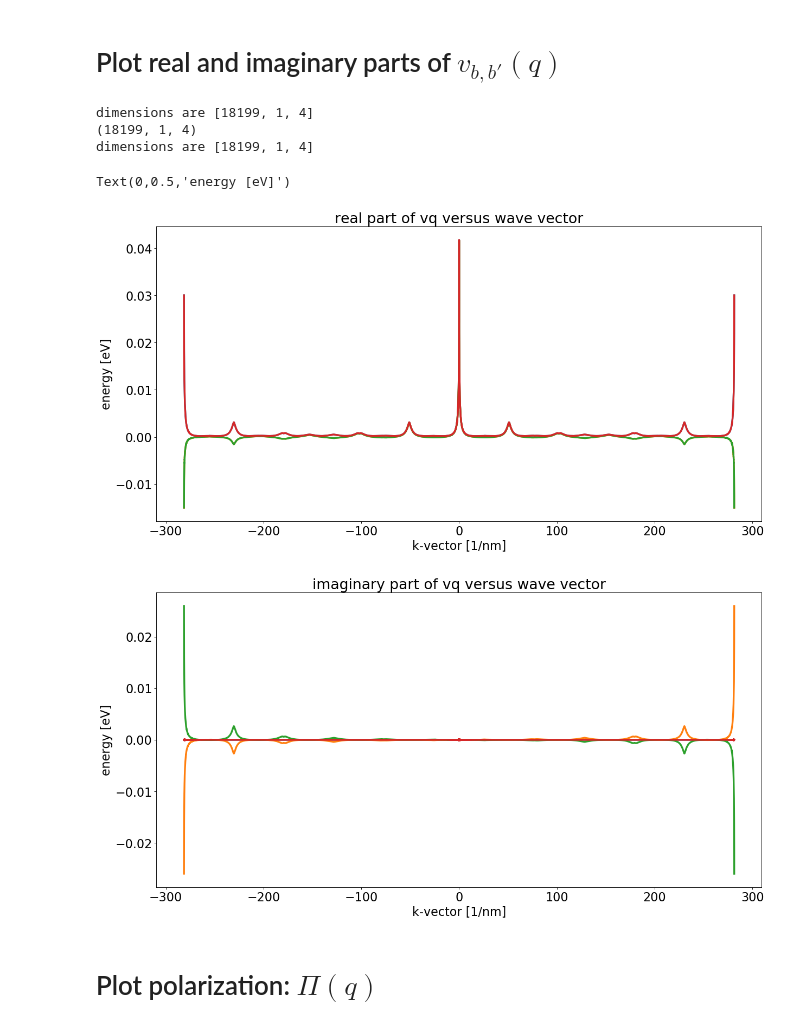
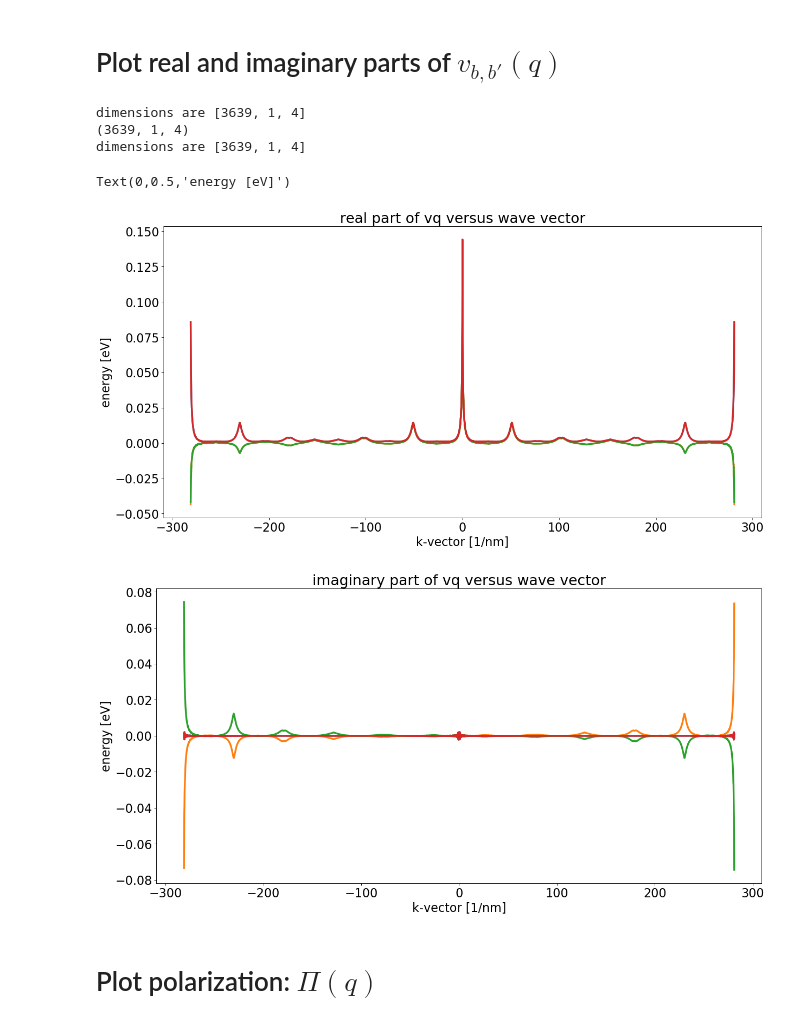
Before and after one commit to amirhosseindavoody/carbon_nanotube_exciton_energy, a Jupyter notebook: cpp/visualize_all.ipynb, the cells around one changed output. Cells and saved outputs as stored; diff of their text form; code cells hidden in the pictures.

```diff
--- a/cpp/visualize_all.ipynb
+++ b/cpp/visualize_all.ipynb
@@ -9,11 +9,13 @@ import os
 % matplotlib inline
 
 eV = 1.6e-19
+cnt_name = "42"
+# cnt_name = "65"
 # %% [markdown]
 # plot electron dispersion in $K_2$-extended representation
 # %%
-directory = "/Users/amirhossein/research/exciton_energy"
-filename = os.path.join(directory,"cnt1.K2_extended.el_energy.dat")
+directory = os.path.join("/Users/amirhossein/research/exciton_energy",cnt_name)
+filename = os.path.join(directory,"K2_extended.el_energy.dat")
 with open(filename, mode='r') as f:
     line = f.readline()
     line = f.readline() # second line contains the shape of the cube
@@ -42,10 +44,10 @@ dimensions are n_c: 2, n_k: 9100, n_mu: 1
 # %% [markdown]
 # Plot real and imaginary parts of $v_{b,b'}(q)$
 # %%
-directory = "/Users/amirhossein/research/exciton_energy"
+directory = os.path.join("/Users/amirhossein/research/exciton_energy",cnt_name)
 
 # load q_vector
-filename = os.path.join(directory,"cnt1.vq_q_vec.dat")
+filename = os.path.join(directory,"vq_q_vec.dat")
 f = open(filename,mode='r')
 line = f.readline()
 line = f.readline() # second line contains the shape of the cube
@@ -57,7 +59,7 @@ q_vec = data/1e9
 # print("q_vec dimensions")
 
 # load and plot real part of vq
-filename = os.path.join(directory,"cnt1.vq_real.dat")
+filename = os.path.join(directory,"vq_real.dat")
 f = open(filename,mode='r')
 line = f.readline()
 line = f.readline() # second line contains the shape of the cube
@@ -84,39 +86,39 @@ plt.title('real part of vq versus wave vector', size=24)
 plt.xlabel('k-vector [1/nm]', size=20)
 plt.ylabel('energy [eV]', size=20)
 
 # load and plot imaginary part of vq
-filename = os.path.join(directory,"cnt1.vq_imag.dat")
+filename = os.path.join(directory,"vq_imag.dat")
 f = open(filename,mode='r')
 line = f.readline()
 line = f.readline() # second line contains the shape of the cube
 dims = list(map(int, line.split()))
 
 data = np.loadtxt(f)
 data = np.reshape(data,(dims[0]*dims[2],dims[1]))
 
 print("dimensions are {}".format(dims))
 
 assert dims[0]*dims[2] == data.shape[0], "Mismatch in data dimensions: {}".format(data.shape)
 vq_imag = np.empty(dims)
 for k in range(dims[2]):
     vq_imag[:,:,k] = data[k*dims[0]:(k+1)*dims[0], :]
 
 fig=plt.figure(figsize=(18, 9), dpi= 80, facecolor='w', edgecolor='k')
 for j in range(dims[1]):
     for k in range(dims[2]):
         plt.plot(q_vec, vq_imag[:,j,k]/eV, linewidth=3)
 
 plt.tick_params(axis='both', which='major', labelsize=20)
 plt.title('imaginary part of vq versus wave vector', size=24)
 plt.xlabel('k-vector [1/nm]', size=20)
 plt.ylabel('energy [eV]', size=20)
 # %% [output]
-dimensions are [18199, 1, 4]
-(18199, 1, 4)
-dimensions are [18199, 1, 4]
+dimensions are [3639, 1, 4]
+(3639, 1, 4)
+dimensions are [3639, 1, 4]
 Text(0,0.5,'energy [eV]')
-[figure, old version]
+[figure, new version]
-[figure, old version]
+[figure, new version]
 # %% [markdown]
 # Plot polarization: $\Pi(q)$
 # %%
```
Also changed, not shown: parts of 9 cells of this notebook, 8 other files.
